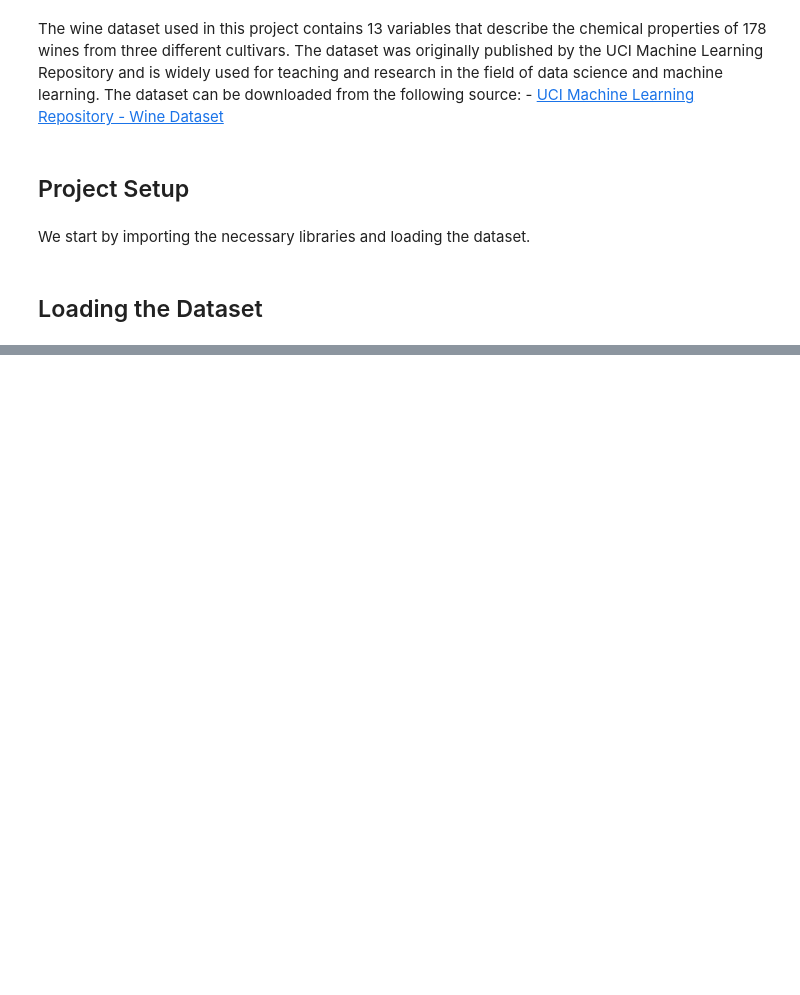
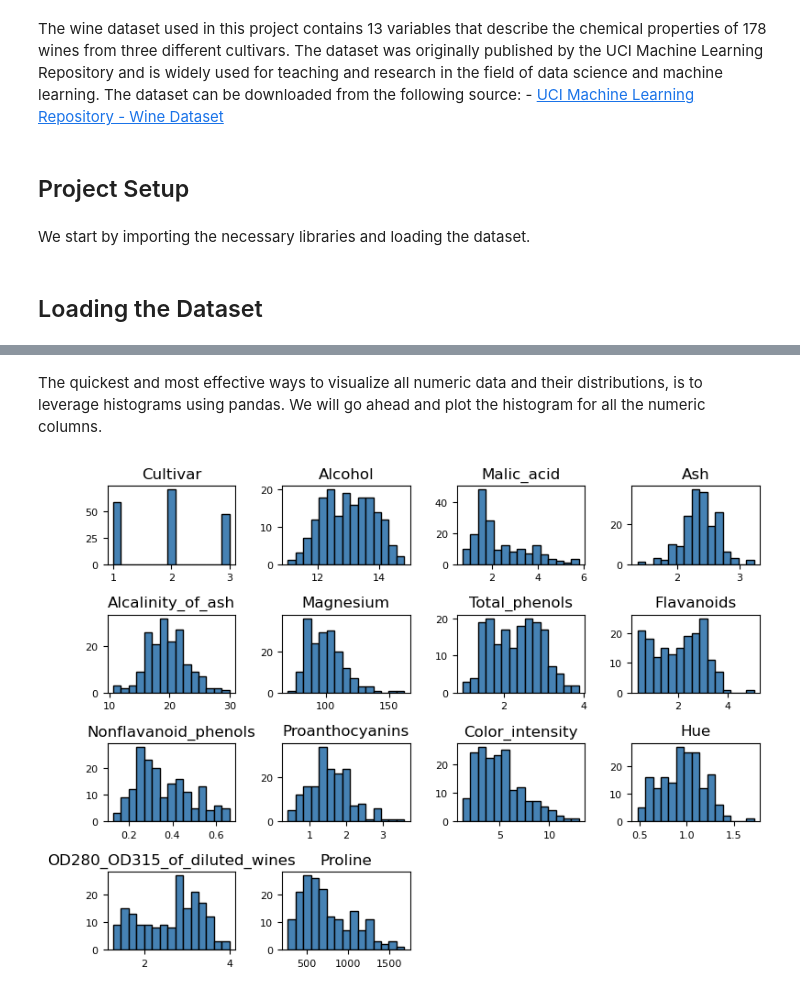
Before and after one commit to BlvckSanek/experiment, a Jupyter notebook: notebooks/01-notebook.ipynb, the cells around one changed output, grey strips where cells are left out. Saved outputs shown, nothing was run; the diff lists cells and outputs as text; code cells hidden in the pictures; blank space fills up the shorter version.

```diff
--- a/notebooks/01-notebook.ipynb
+++ b/notebooks/01-notebook.ipynb
@@ -38,8 +38,8 @@ warnings.filterwarnings('ignore')
 # Load the dataset
 url = "https://archive.ics.uci.edu/ml/machine-learning-databases/wine/wine.data"
 columns = [
-    "Alcohol", "Malic acid", "Ash", "Alcalinity of ash", "Magnesium",
-    "Total phenols", "Flavanoids", "Nonflavanoid phenols", "Proanthocyanins",
-    "Color intensity", "Hue", "OD280/OD315 of diluted wines", "Proline"
+    "Alcohol", "Malic_acid", "Ash", "Alcalinity_of_ash", "Magnesium",
+    "Total_phenols", "Flavanoids", "Nonflavanoid_phenols", "Proanthocyanins",
+    "Color_intensity", "Hue", "OD280_OD315_of_diluted_wines", "Proline"
 ]
-df = pd.read_csv(url, header=None, names=["Cultivar"] + columns)
+df = pd.read_csv("../data/raw/wine/wine.data", header=None, names=["Cultivar"] + columns)
@@ -45,0 +125,8 @@ df = pd.read_csv(url, header=None, names=["Cultivar"] + columns)
+# %% [markdown]
+The quickest and most effective ways to visualize all numeric data and their distributions, is to leverage histograms using pandas. We will go ahead and plot the histogram for all the numeric columns.
+# %%
+df.hist(bins=15, color="steelblue", edgecolor="black", xlabelsize=8,
+        ylabelsize=8, grid=False    )
+plt.tight_layout(rect=(0, 0, 1.2, 1.2))
+# %% [output]
+[figure, added]
```
Also changed, not shown: parts of 34 cells of this notebook.
